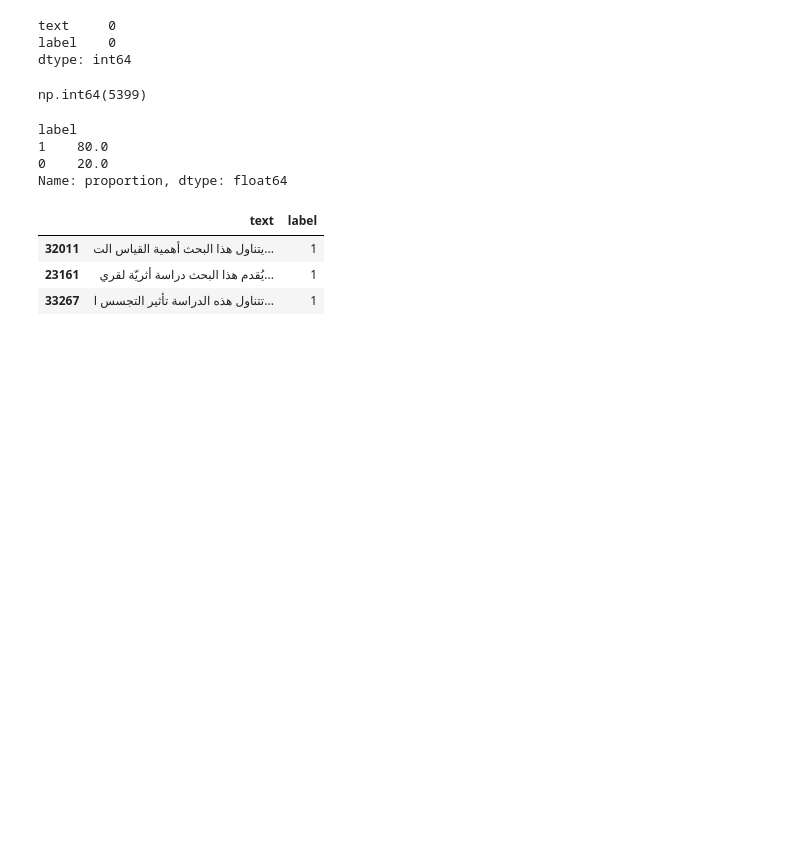
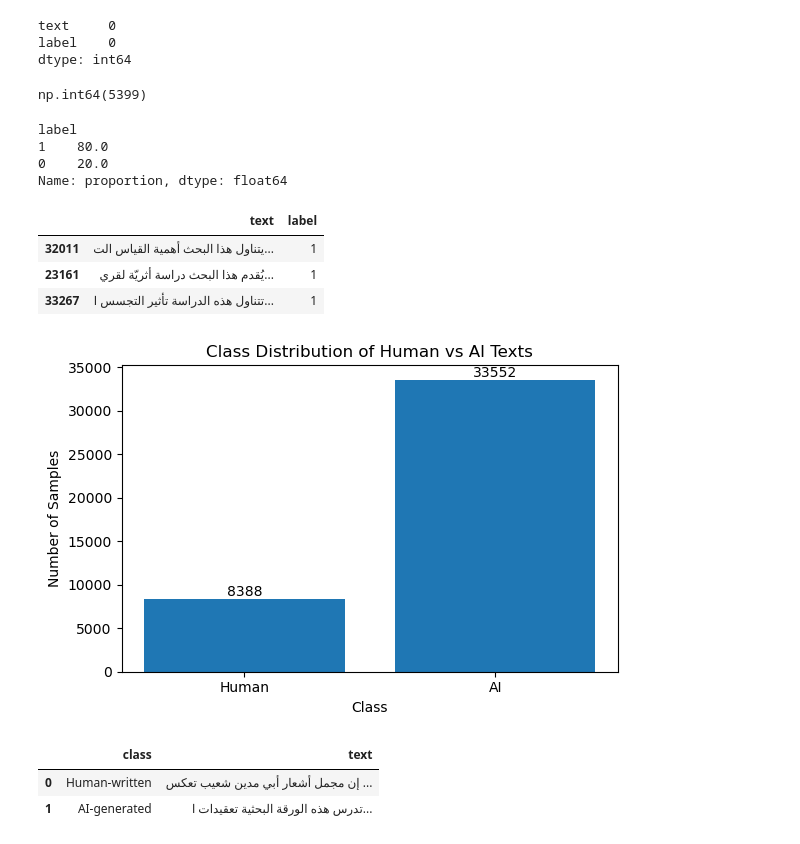
Before and after one commit to areej349/AI-Generated-Arabic-Text-Detection_PROJECT, a Jupyter notebook: notebooks/phase_1_data_acquisition.ipynb, the cells around one changed output. Drawn from its saved outputs; the diff is of its cells as text; code cells hidden in the pictures; blank space fills up the shorter version.

```diff
--- a/notebooks/phase_1_data_acquisition.ipynb
+++ b/notebooks/phase_1_data_acquisition.ipynb
@@ -203,3 +233,61 @@ df_raw[df_raw["label"] == 1].sample(3)
 | 32011 | يتناول هذا البحث أهمية القياس الت... | 1 |
 | 23161 | يُقدم هذا البحث دراسة أثريّة لقري... | 1 |
 | 33267 | تتناول هذه الدراسة تأثير التجسس ا... | 1 |
+# %%
+
+import pandas as pd
+import matplotlib.pyplot as plt
+
+# Load raw labeled data
+df_raw = pd.read_csv("../data/raw/raw_combined_abstracts.csv")
+
+# Count classes
+class_counts = df_raw["label"].value_counts().sort_index()
+
+# Map labels for display
+class_labels = ["Human", "AI"]
+counts = [class_counts[0], class_counts[1]]
+
+# Plot
+plt.figure(figsize=(6, 4))
+plt.bar(class_labels, counts)
+plt.title("Class Distribution of Human vs AI Texts")
+plt.ylabel("Number of Samples")
+plt.xlabel("Class")
+
+# Add counts on bars
+for i, v in enumerate(counts):
+    plt.text(i, v + (0.01 * max(counts)), str(v), ha="center", fontsize=10)
+
+plt.tight_layout()
+plt.savefig("../reports/figures/class_distribution.png", dpi=300)
+plt.show()
+# %% [output]
+[figure, added]
+# %%
+import pandas as pd
+
+# Display settings
+pd.set_option("display.max_colwidth", None)
+
+# Load data
+df_raw = pd.read_csv("../data/raw/raw_combined_abstracts.csv")
+
+# Sample one text from each class
+human_sample = df_raw[df_raw["label"] == 0].sample(1, random_state=42)
+ai_sample    = df_raw[df_raw["label"] == 1].sample(1, random_state=42)
+
+# Combine into one DataFrame
+samples_df = pd.concat([human_sample, ai_sample], ignore_index=True)
+
+# Add readable class names
+samples_df["class"] = samples_df["label"].map({0: "Human-written", 1: "AI-generated"})
+
+# Keep relevant columns
+samples_df = samples_df[["class", "text"]]
+
+samples_df
+# %% [output]
+|  | class | text |
+| 0 | Human-written | إن مجمل أشعار أبي مدين شعيب تعكس ... |
+| 1 | AI-generated | تدرس هذه الورقة البحثية تعقيدات ا... |
```
Also changed, not shown: parts of 1 cell of this notebook, 1 other file.
